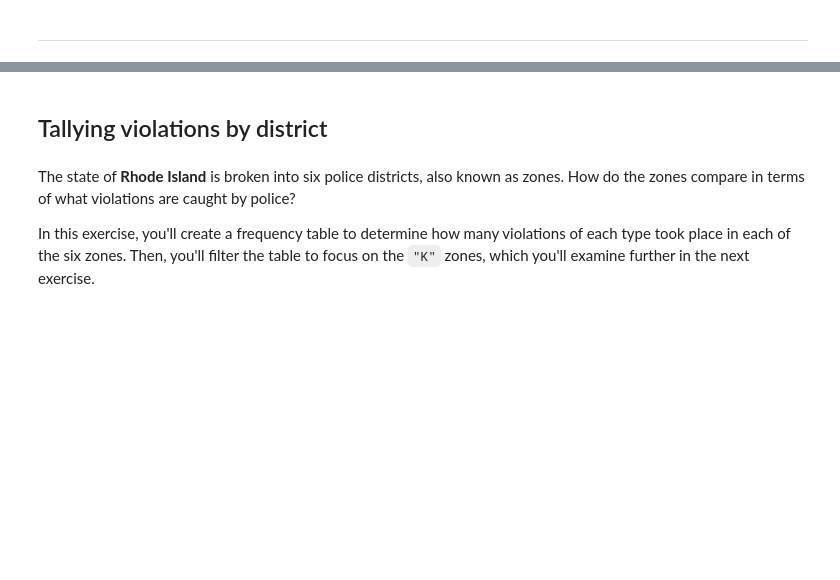
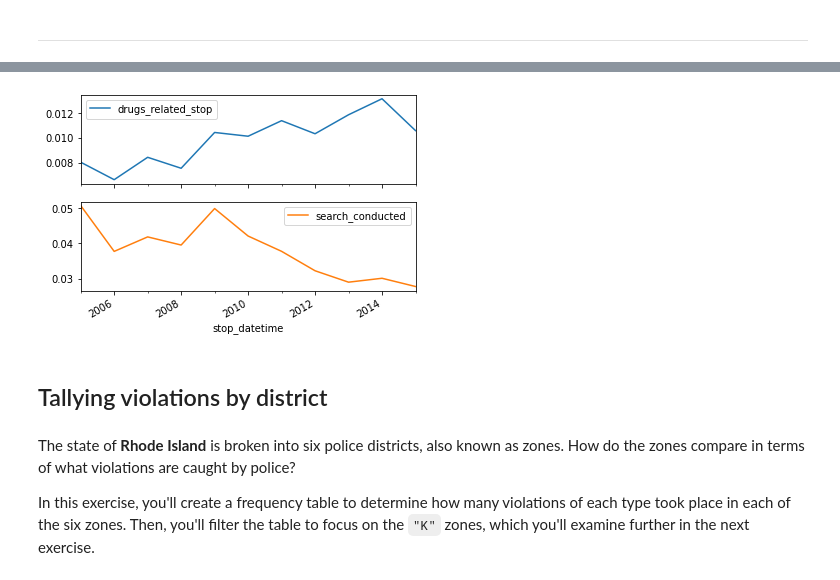
Before and after one commit to mehmetsar/DA_assignments, a Jupyter notebook: 03_visual_exploratory_data_analysis(Student).ipynb, the cells around one changed output, grey strips where cells are left out. Drawn from its saved outputs; the diff is of its cells as text; code cells hidden in the pictures; blank space fills up the shorter version.

```diff
--- a/03_visual_exploratory_data_analysis(Student).ipynb
+++ b/03_visual_exploratory_data_analysis(Student).ipynb
@@ -125,3 +125,6 @@ You can test this hypothesis by calculating the annual search rate, and then plo
 *   Concatenate ``annual_drug_rate`` and ``annual_search_rate`` along the ``columns axis``, and save the result as ``annual``.
 *   Create subplots of the drug and search rates from the ``annual`` ``DataFrame``.
 *   Display the subplots.
+# %%
+annual_search_rate = ri.search_conducted.astype("int").resample("A").mean()
+annual_search_rate
@@ -128,2 +145,5 @@ You can test this hypothesis by calculating the annual search rate, and then plo
 # %% [markdown]
 ***
+# %%
+annual = pd.concat([annual_drug_rate,annual_search_rate],axis = 1)
+annual
@@ -130,3 +172,7 @@ You can test this hypothesis by calculating the annual search rate, and then plo
+# %%
+annual.plot(subplots = True);
+# %% [output]
+[figure, added]
 # %% [markdown]
 ## Tallying violations by district
 # %% [markdown]
```
Also changed, not shown: parts of 3 cells of this notebook.
